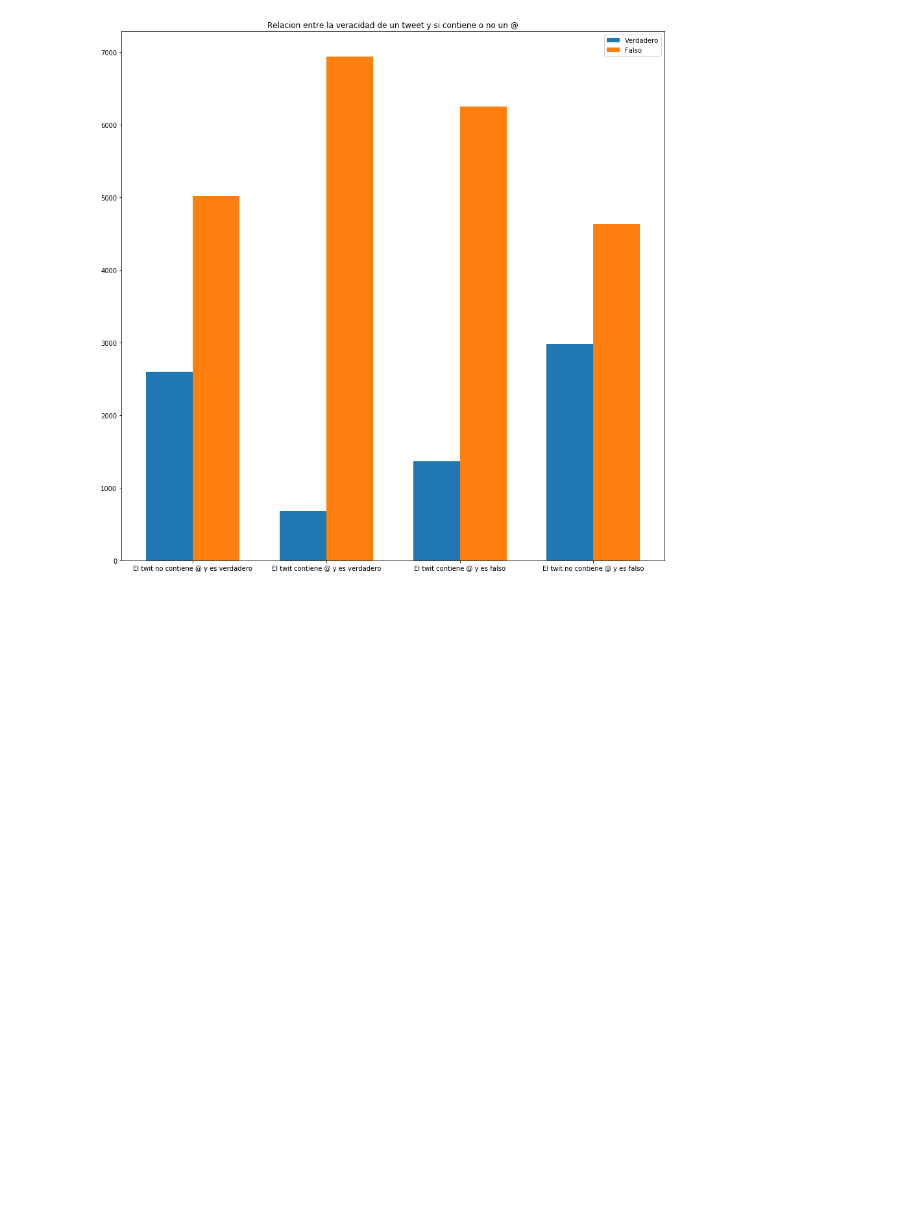
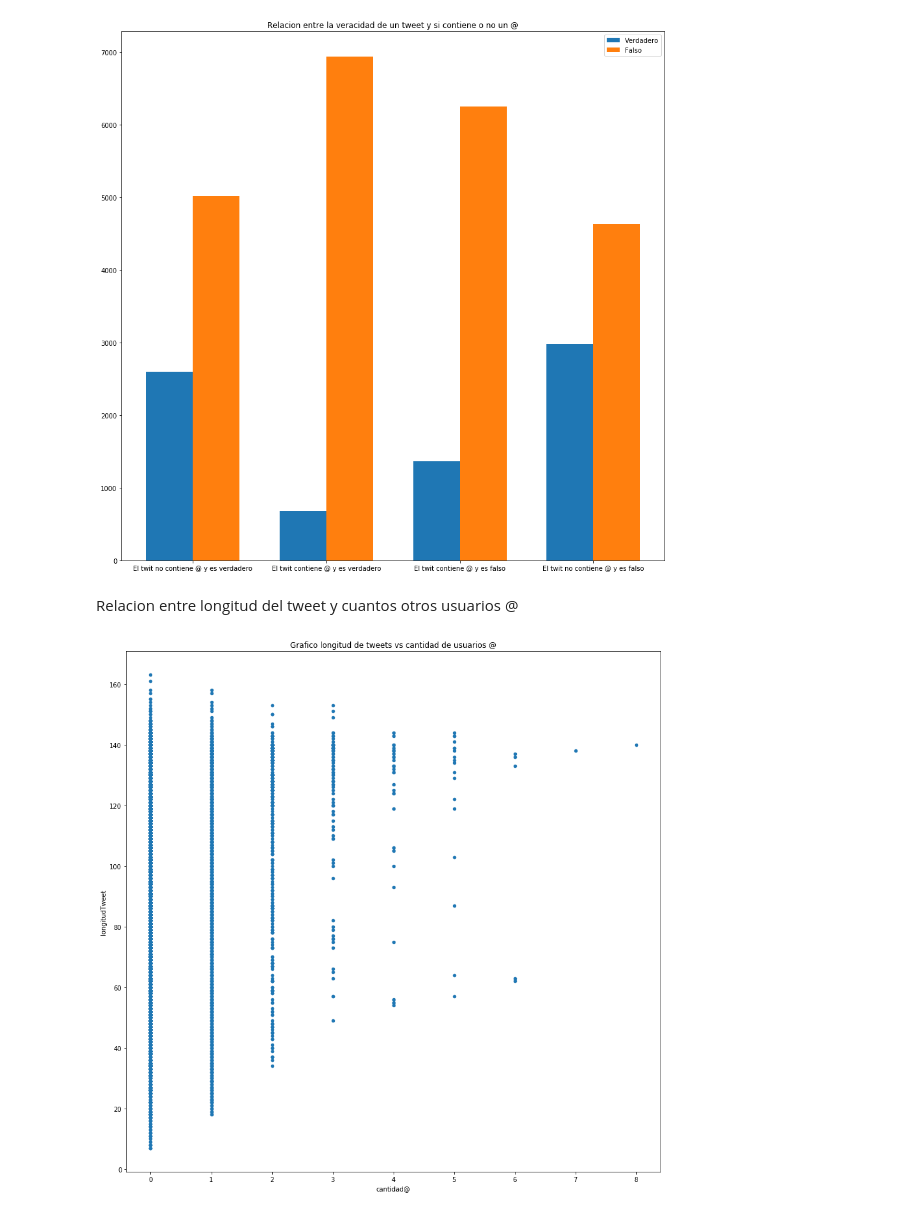
Before and after one commit to NicolasRFL/OrgaDatosTP, a Jupyter notebook: RelacionEntreVeracidadDelTweetY@.ipynb, the cells around one changed output. Drawn from its saved outputs; the diff is of its cells as text; code cells hidden in the pictures; blank space fills up the shorter version.

Commit message:
Add files via upload
Agregado mas analisis con longitud de tweet

```diff
--- a/RelacionEntreVeracidadDelTweetY@.ipynb
+++ b/RelacionEntreVeracidadDelTweetY@.ipynb
@@ -67,2 +67,13 @@ plt.show()
 # %% [output]
 [figure]
+# %% [markdown]
+Relacion entre longitud del tweet y cuantos otros usuarios @
+# %%
+datos['longitudTweet']=datos.text.str.len()
+# %%
+datos['cantidad@']=datos.text.str.count('@')
+# %%
+datos.plot.scatter(x='cantidad@',y='longitudTweet',figsize=(15,15),title=('Grafico longitud de tweets vs cantidad de usuarios @'))
+plt.savefig("image3.png")
+# %% [output]
+[figure, added]
```
Also changed, not shown: parts of 7 cells of this notebook.
